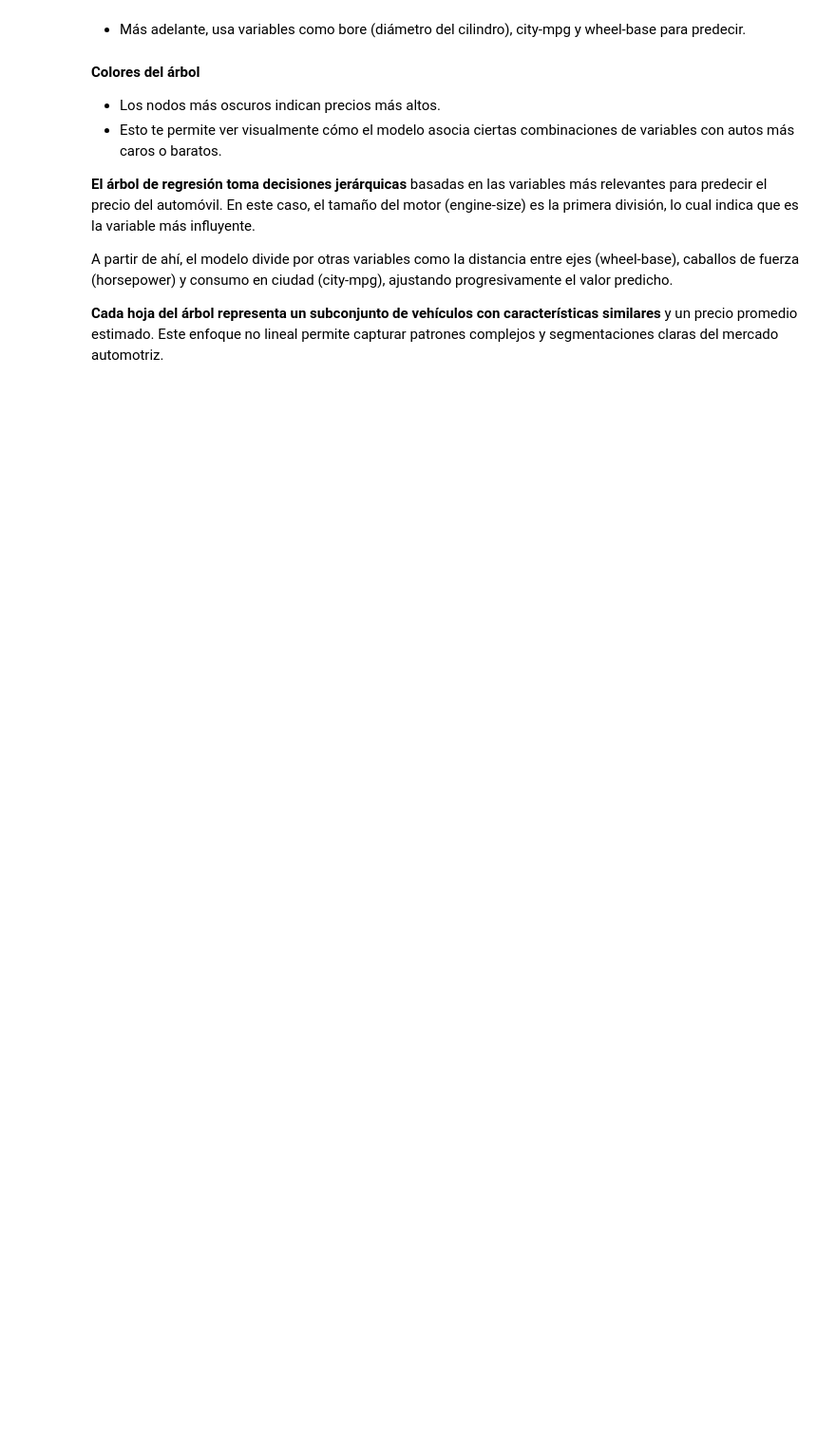
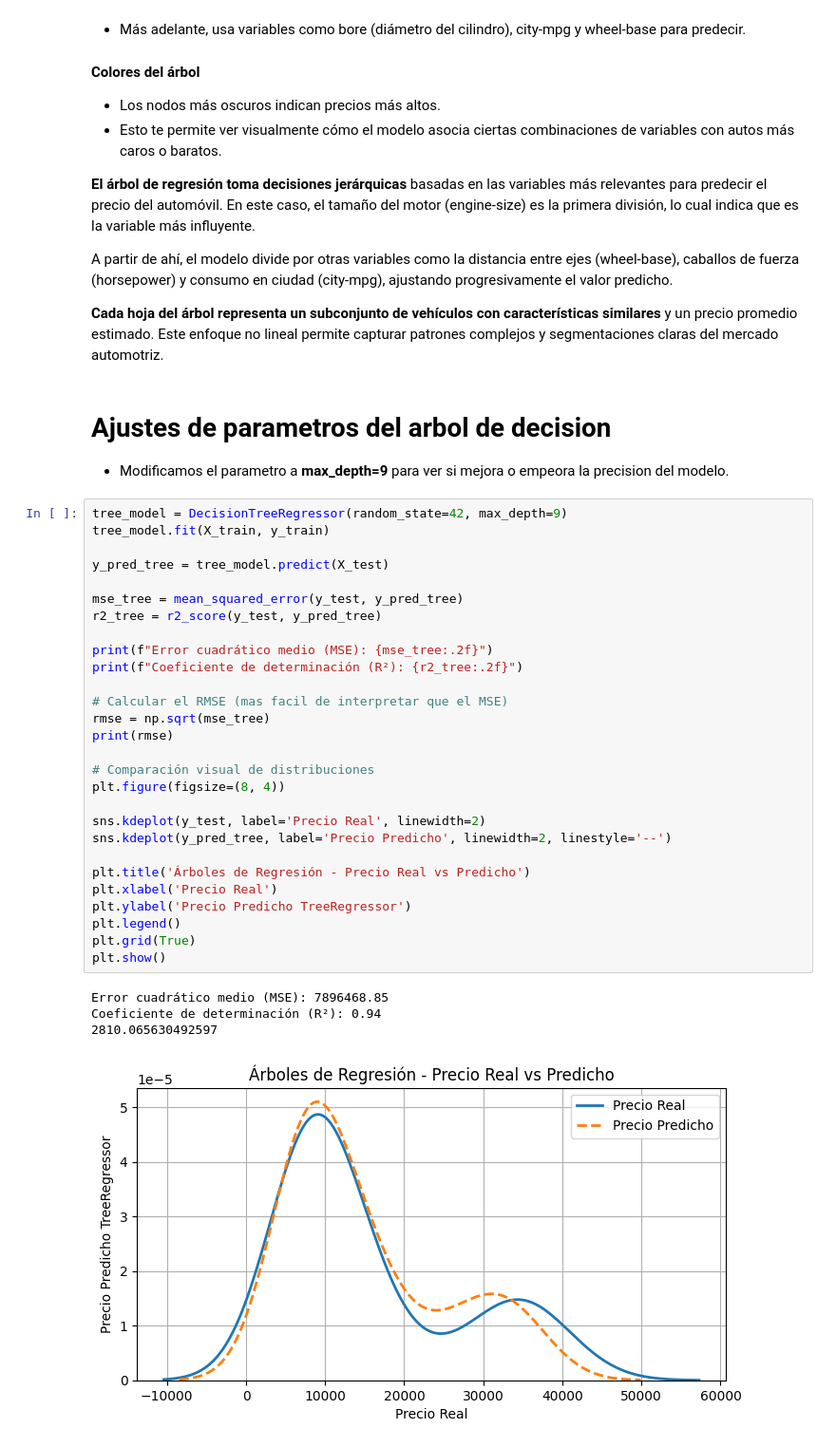
Before and after one commit to Jose-Gabriel-Rodriguez/MachineLearning, a Jupyter notebook: Unidad2/3_Arboles_Regresion_Automobile.ipynb, the cells around one changed output. Shown at 95% size. Saved outputs shown, nothing was run; the diff lists cells and outputs as text; blank space fills up the shorter version.

```diff
--- a/Unidad2/3_Arboles_Regresion_Automobile.ipynb
+++ b/Unidad2/3_Arboles_Regresion_Automobile.ipynb
@@ -198,3 +210,40 @@ El árbol empieza en la raíz (parte superior) y divide sucesivamente los datos
 A partir de ahí, el modelo divide por otras variables como la distancia entre ejes (wheel-base), caballos de fuerza (horsepower) y consumo en ciudad (city-mpg), ajustando progresivamente el valor predicho.
 
 **Cada hoja del árbol representa un subconjunto de vehículos con características similares** y un precio promedio estimado. Este enfoque no lineal permite capturar patrones complejos y segmentaciones claras del mercado automotriz.
+# %% [markdown]
+# **Ajustes de parametros del arbol de decision**
+
+* Modificamos el parametro a **max_depth=9** para ver si mejora o empeora la precision del modelo.
+# %%
+tree_model = DecisionTreeRegressor(random_state=42, max_depth=9)
+tree_model.fit(X_train, y_train)
+
+y_pred_tree = tree_model.predict(X_test)
+
+mse_tree = mean_squared_error(y_test, y_pred_tree)
+r2_tree = r2_score(y_test, y_pred_tree)
+
+print(f"Error cuadrático medio (MSE): {mse_tree:.2f}")
+print(f"Coeficiente de determinación (R²): {r2_tree:.2f}")
+
+# Calcular el RMSE (mas facil de interpretar que el MSE)
+rmse = np.sqrt(mse_tree)
+print(rmse)
+
+# Comparación visual de distribuciones
+plt.figure(figsize=(8, 4))
+
+sns.kdeplot(y_test, label='Precio Real', linewidth=2)
+sns.kdeplot(y_pred_tree, label='Precio Predicho', linewidth=2, linestyle='--')
+
+plt.title('Árboles de Regresión - Precio Real vs Predicho')
+plt.xlabel('Precio Real')
+plt.ylabel('Precio Predicho TreeRegressor')
+plt.legend()
+plt.grid(True)
+plt.show()
+# %% [output]
+Error cuadrático medio (MSE): 7896468.85
+Coeficiente de determinación (R²): 0.94
+2810.065630492597
+[figure, added]
```
Also changed, not shown: parts of 6 cells of this notebook.
